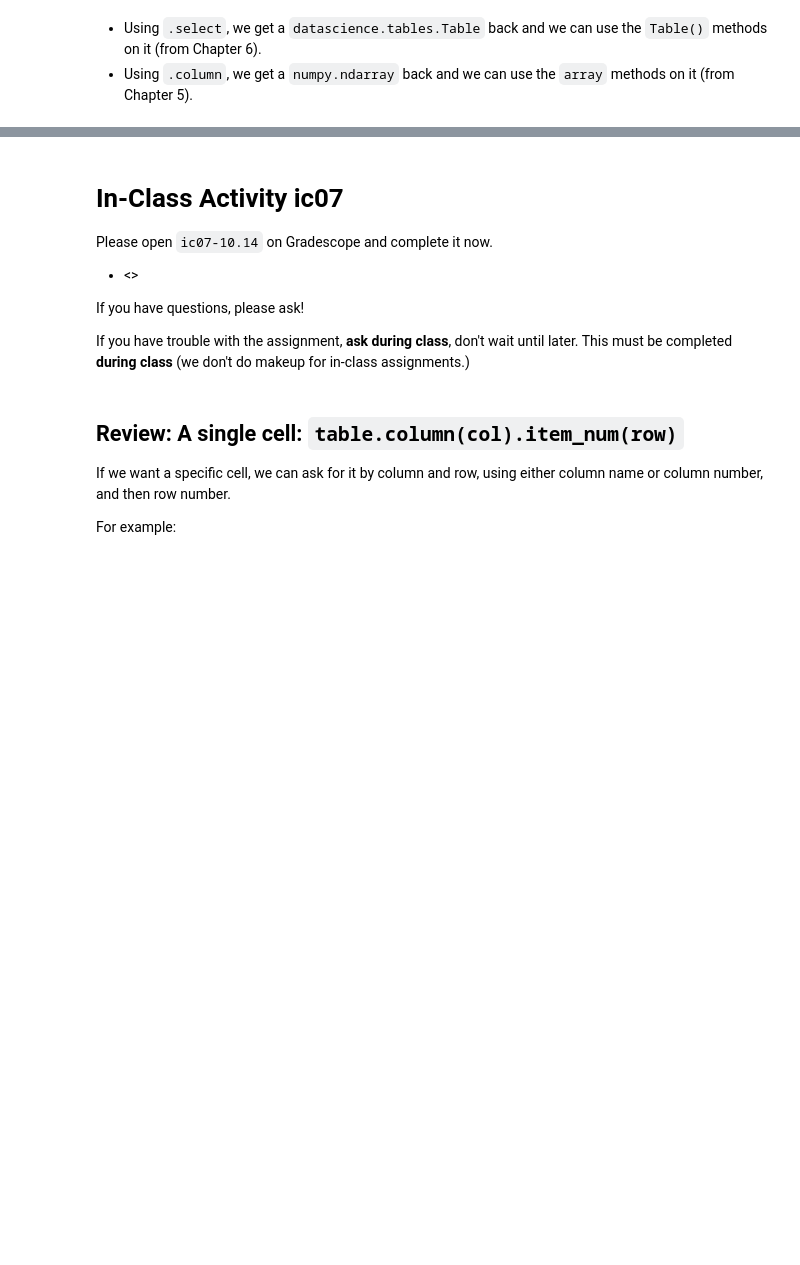
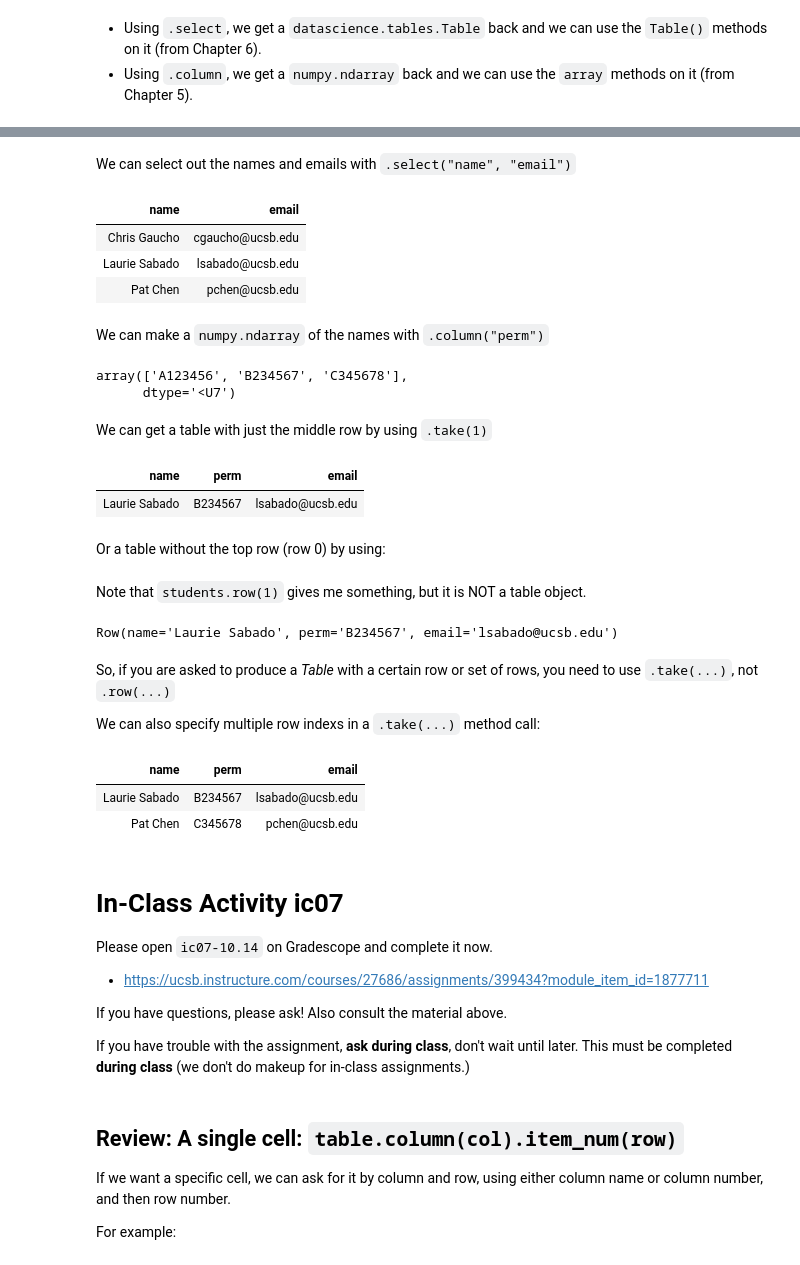
Before and after one commit to ucsb-ds/cmpsc5a-f25-students, a Jupyter notebook: lectures/lecture06.ipynb, the cells around one changed output, grey strips where cells are left out. Saved outputs shown, nothing was run; the diff lists cells and outputs as text; code cells hidden in the pictures; blank space fills up the shorter version.

```diff
--- a/lectures/lecture06.ipynb
+++ b/lectures/lecture06.ipynb
@@ -355,11 +276,53 @@ numpy.ndarray
+# %% [markdown]
+We can select out the names and emails with `.select("name", "email")`
+# %%
+students.select("name", "email")
+# %% [output]
+| name | email |
+| Chris Gaucho | cgaucho@ucsb.edu |
+| Laurie Sabado | lsabado@ucsb.edu |
+| Pat Chen | pchen@ucsb.edu |
+# %% [markdown]
+We can make a `numpy.ndarray` of the names with `.column("perm")`
+# %%
+students.column("perm")
+# %% [output]
+array(['A123456', 'B234567', 'C345678'],
+      dtype='<U7')
+# %% [markdown]
+We can get a table with just the middle row by using `.take(1)`
+# %%
+students.take(1)
+# %% [output]
+| name | perm | email |
+| Laurie Sabado | B234567 | lsabado@ucsb.edu |
+# %% [markdown]
+Or a table without the top row (row 0) by using:
+# %% [markdown]
+Note that `students.row(1)` gives me something, but it is NOT a table object.
+# %%
+students.row(1)
+# %% [output]
+Row(name='Laurie Sabado', perm='B234567', email='lsabado@ucsb.edu')
+# %% [markdown]
+So, if you are asked to produce a *Table* with a certain row or set of rows, you need
+to use `.take(...)`, not `.row(...)`
+
+We can also specify multiple row indexs in a `.take(...)` method call:
+# %%
+students.take([1,2])
+# %% [output]
+| name | perm | email |
+| Laurie Sabado | B234567 | lsabado@ucsb.edu |
+| Pat Chen | C345678 | pchen@ucsb.edu |
 # %% [markdown]
 # In-Class Activity ic07
 
 Please open `ic07-10.14` on Gradescope and complete it now.
 
-* <>
+* <https://ucsb.instructure.com/courses/27686/assignments/399434?module_item_id=1877711>
 
-If you have questions, please ask!
+If you have questions, please ask!  Also consult the material above.
 
 If you have trouble with the assignment, **ask during class**, don't wait until later.  This must be completed **during class** (we don't do makeup for in-class assignments.)
 # %% [markdown]
```
Also changed, not shown: parts of 117 cells of this notebook.
